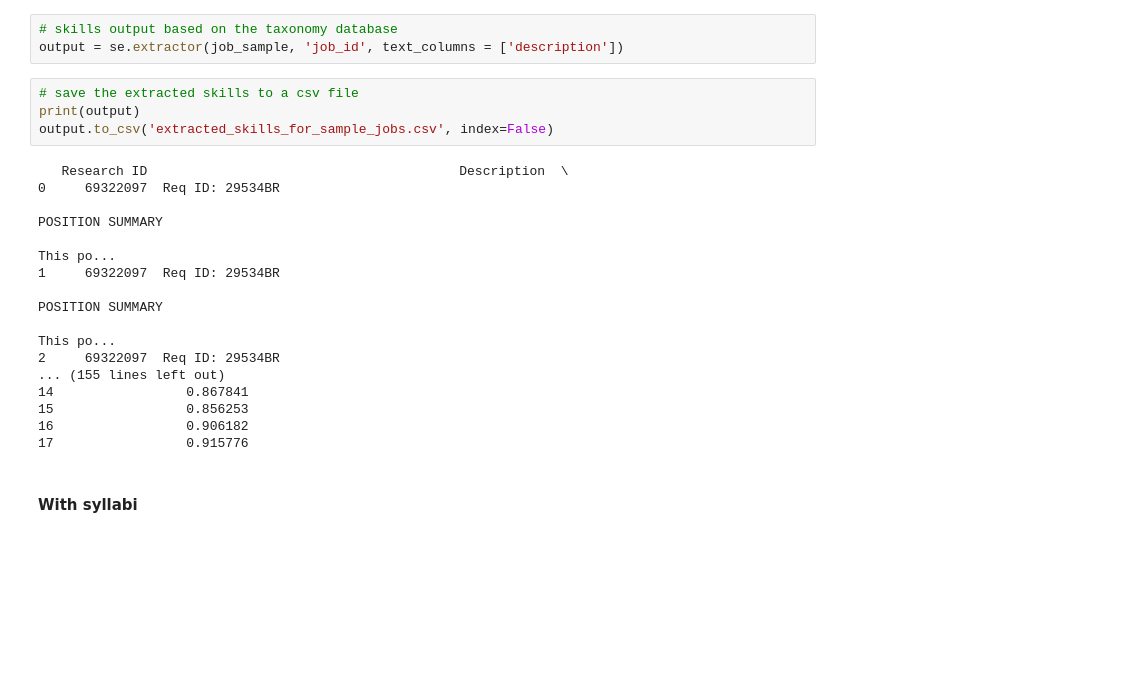
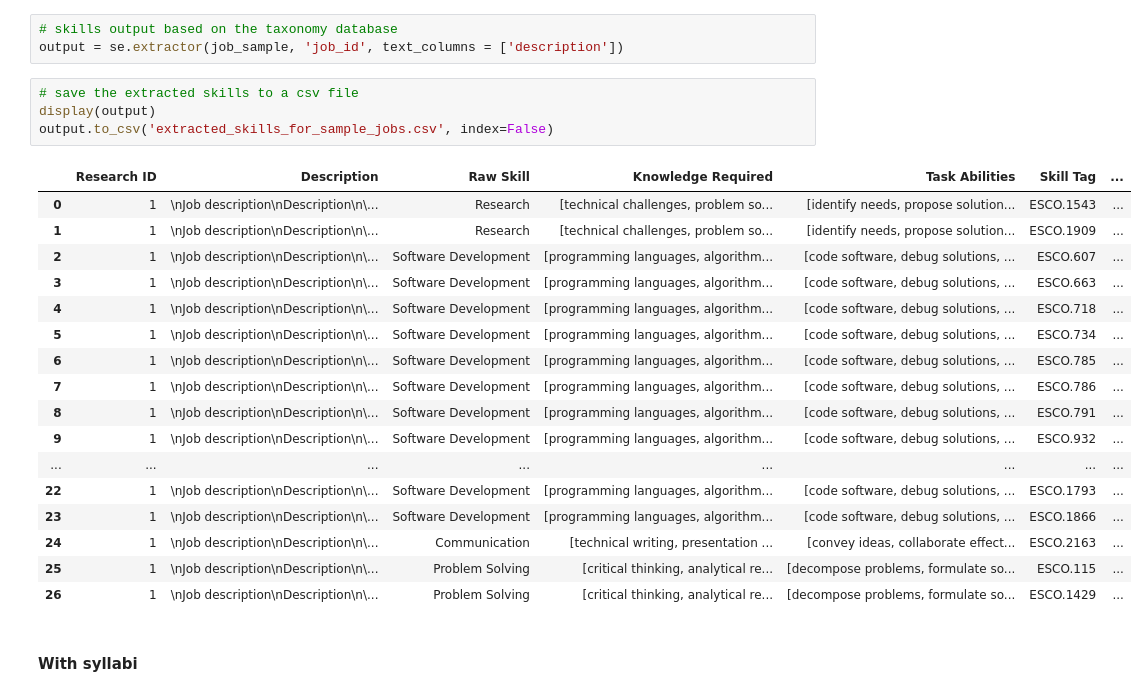
Before and after one commit to LAiSER-Software/extract-module, a Jupyter notebook: dev_space/Extract Function Colab Execution.ipynb, the cells around one changed output. Drawn from its saved outputs; the diff is of its cells as text; blank space fills up the shorter version.

```diff
--- a/dev_space/Extract Function Colab Execution.ipynb
+++ b/dev_space/Extract Function Colab Execution.ipynb
@@ -140,26 +134,26 @@ The Skill Extractor has been initialized successfully!
 output = se.extractor(job_sample, 'job_id', text_columns = ['description'])
 # %%
 # save the extracted skills to a csv file
-print(output)
+display(output)
 output.to_csv('extracted_skills_for_sample_jobs.csv', index=False)
 # %% [output]
-   Research ID                                        Description  \
-0     69322097  Req ID: 29534BR
-
-POSITION SUMMARY
-
-This po...
-1     69322097  Req ID: 29534BR
-
-POSITION SUMMARY
-
-This po...
-2     69322097  Req ID: 29534BR
-... (155 lines left out)
-14                 0.867841
-15                 0.856253
-16                 0.906182
-17                 0.915776
+|  | Research ID | Description | Raw Skill | Knowledge Required | Task Abilities | Skill Tag | ... |
+| 0 | 1 | \nJob description\nDescription\n\... | Research | [technical challenges, problem so... | [identify needs, propose solution... | ESCO.1543 | ... |
+| 1 | 1 | \nJob description\nDescription\n\... | Research | [technical challenges, problem so... | [identify needs, propose solution... | ESCO.1909 | ... |
+| 2 | 1 | \nJob description\nDescription\n\... | Software Development | [programming languages, algorithm... | [code software, debug solutions, ... | ESCO.607 | ... |
+| 3 | 1 | \nJob description\nDescription\n\... | Software Development | [programming languages, algorithm... | [code software, debug solutions, ... | ESCO.663 | ... |
+| 4 | 1 | \nJob description\nDescription\n\... | Software Development | [programming languages, algorithm... | [code software, debug solutions, ... | ESCO.718 | ... |
+| 5 | 1 | \nJob description\nDescription\n\... | Software Development | [programming languages, algorithm... | [code software, debug solutions, ... | ESCO.734 | ... |
+| 6 | 1 | \nJob description\nDescription\n\... | Software Development | [programming languages, algorithm... | [code software, debug solutions, ... | ESCO.785 | ... |
+| 7 | 1 | \nJob description\nDescription\n\... | Software Development | [programming languages, algorithm... | [code software, debug solutions, ... | ESCO.786 | ... |
+| 8 | 1 | \nJob description\nDescription\n\... | Software Development | [programming languages, algorithm... | [code software, debug solutions, ... | ESCO.791 | ... |
+| 9 | 1 | \nJob description\nDescription\n\... | Software Development | [programming languages, algorithm... | [code software, debug solutions, ... | ESCO.932 | ... |
+| ... | ... | ... | ... | ... | ... | ... | ... |
+| 22 | 1 | \nJob description\nDescription\n\... | Software Development | [programming languages, algorithm... | [code software, debug solutions, ... | ESCO.1793 | ... |
+| 23 | 1 | \nJob description\nDescription\n\... | Software Development | [programming languages, algorithm... | [code software, debug solutions, ... | ESCO.1866 | ... |
+| 24 | 1 | \nJob description\nDescription\n\... | Communication | [technical writing, presentation ... | [convey ideas, collaborate effect... | ESCO.2163 | ... |
+| 25 | 1 | \nJob description\nDescription\n\... | Problem Solving | [critical thinking, analytical re... | [decompose problems, formulate so... | ESCO.115 | ... |
+| 26 | 1 | \nJob description\nDescription\n\... | Problem Solving | [critical thinking, analytical re... | [decompose problems, formulate so... | ESCO.1429 | ... |
 # %% [markdown]
 #### With syllabi
 # %%
```
Also changed, not shown: parts of 11 cells of this notebook.
